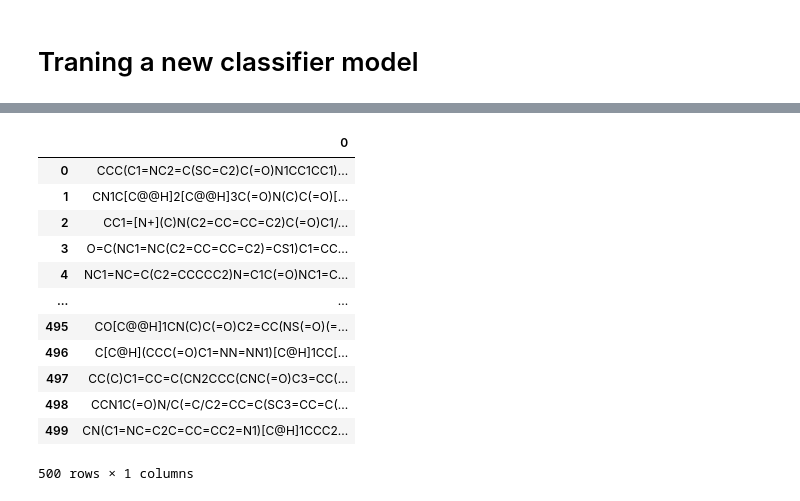
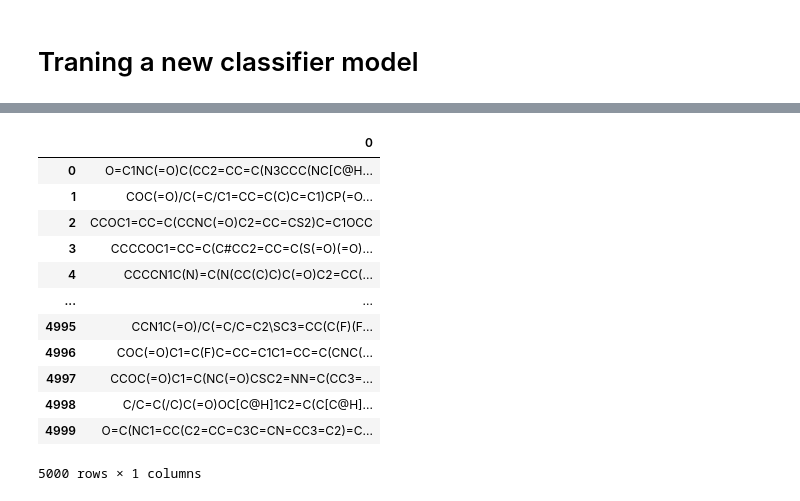
Before and after one commit to ankitskvmdam/reinvent-transfer-learning, a Jupyter notebook: notebooks/TransferLearning.ipynb, the cells around one changed output, grey strips where cells are left out. Saved outputs shown, nothing was run; the diff lists cells and outputs as text; code cells hidden in the pictures.

```diff
--- a/notebooks/TransferLearning.ipynb
+++ b/notebooks/TransferLearning.ipynb
@@ -176,7 +176,7 @@ reference_smiles_path = os.path.join(notebook, '.temp', 'reference_library.csv')
 
 with open(reference_smiles_path) as reader:
     rows = csv.reader(reader)
-    negative_entries = random.sample(list(rows), 500)
+    negative_entries = random.sample(list(rows), 5000)
 
 negative_output = os.path.join(temp, 'negative.csv')
 df = pd.DataFrame(data=negative_entries)
@@ -188,16 +188,16 @@ Wall time: 4.31 s
 |  | 0 |
-| 0 | CCC(C1=NC2=C(SC=C2)C(=O)N1CC1CC1)... |
-| 1 | CN1C[C@@H]2[C@@H]3C(=O)N(C)C(=O)[... |
-| 2 | CC1=[N+](C)N(C2=CC=CC=C2)C(=O)C1/... |
-| 3 | O=C(NC1=NC(C2=CC=CC=C2)=CS1)C1=CC... |
-| 4 | NC1=NC=C(C2=CCCCC2)N=C1C(=O)NC1=C... |
+| 0 | O=C1NC(=O)C(CC2=CC=C(N3CCC(NC[C@H... |
+| 1 | COC(=O)/C(=C/C1=CC=C(C)C=C1)CP(=O... |
+| 2 | CCOC1=CC=C(CCNC(=O)C2=CC=CS2)C=C1OCC |
+| 3 | CCCCOC1=CC=C(C#CC2=CC=C(S(=O)(=O)... |
+| 4 | CCCCN1C(N)=C(N(CC(C)C)C(=O)C2=CC(... |
 | ... | ... |
-| 495 | CO[C@@H]1CN(C)C(=O)C2=CC(NS(=O)(=... |
-| 496 | C[C@H](CCC(=O)C1=NN=NN1)[C@H]1CC[... |
-| 497 | CC(C)C1=CC=C(CN2CCC(CNC(=O)C3=CC(... |
-| 498 | CCN1C(=O)N/C(=C/C2=CC=C(SC3=CC=C(... |
-| 499 | CN(C1=NC=C2C=CC=CC2=N1)[C@H]1CCC2... |
+| 4995 | CCN1C(=O)/C(=C/C=C2\SC3=CC(C(F)(F... |
+| 4996 | COC(=O)C1=C(F)C=CC=C1C1=CC=C(CNC(... |
+| 4997 | CCOC(=O)C1=C(NC(=O)CSC2=NN=C(CC3=... |
+| 4998 | C/C=C(/C)C(=O)OC[C@H]1C2=C(C[C@H]... |
+| 4999 | O=C(NC1=CC(C2=CC=C3C=CN=CC3=C2)=C... |
-500 rows × 1 columns
+5000 rows × 1 columns
 # %%
 # Prepare data for classifier model
 negatives = []
```
Also changed, not shown: parts of 5 cells of this notebook.
